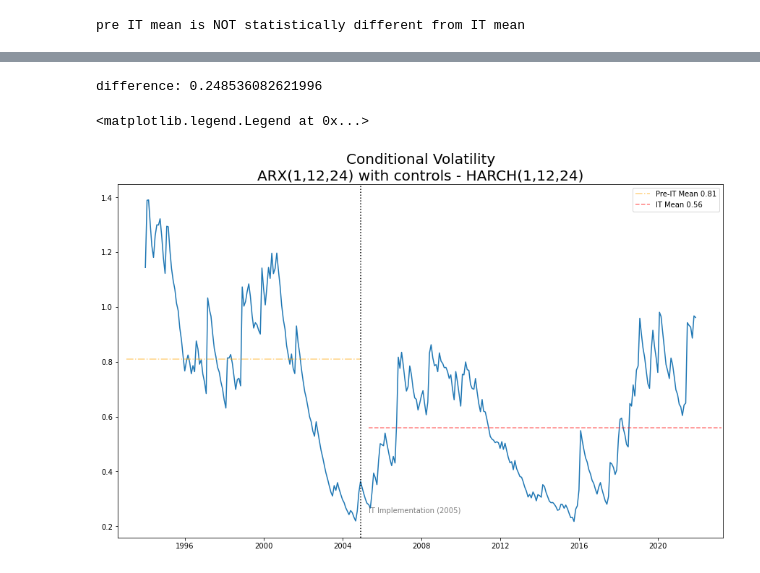
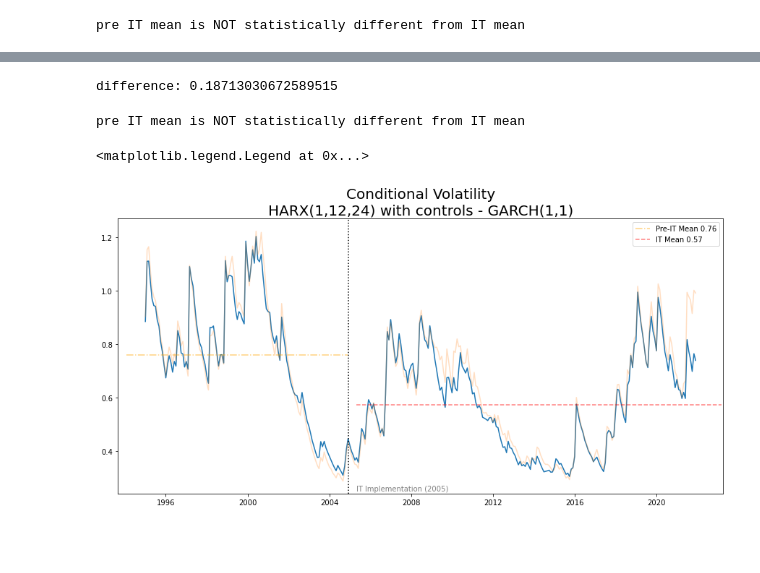
Before and after one commit to Marianojgm86/GARCH-CODES, a Jupyter notebook: 03_volatility_models.ipynb, the cells around one changed output, grey strips where cells are left out. Saved outputs shown, nothing was run; the diff lists cells and outputs as text; code cells hidden in the pictures; blank space fills up the shorter version.

Commit message:
Mean and volatility models
- Ordered the volatility models ipynb to add a more clear path to the volatility modeling ahead.

```diff
--- a/03_volatility_models.ipynb
+++ b/03_volatility_models.ipynb
@@ -663,0 +710,15 @@ Covariance estimator: robust
+# %%
+# pd.to_datetime(df_m.index[20])
+x0 = (simdf.index.get_loc('1993-01-01'))/len(simdf.index)
+x1 = (simdf.index.get_loc('2004-12-01'))/len(simdf.index)
+x2 = (simdf.index.get_loc('2005-05-01'))/len(simdf.index)
+x3 = (simdf.index.get_loc('2021-12-01'))/len(simdf.index)
+plt.figure(figsize=(15,9))
+plt.plot(resa2.conditional_volatility)
+# res2.conditional_volatility.rolling(24).mean().plot(figsize=(15,9))
+plt.title('Conditional Volatility\nGARCH(1,1)', fontsize=20)
+plt.axvline(x=pd.to_datetime('2004-12-01'), color='black', linestyle=':')
+plt.text(pd.to_datetime('2005-05-01'),0.30, 'IT Implementation (2005)', fontsize=10, alpha=0.5)
+plt.axhline(xmin=x0, xmax=x1, y=PreVolMean2b, color='orange', alpha = 0.5, linestyle='-.', label='Pre-IT Mean {:.2f}'.format(PreVolMean2b))
+plt.axhline(xmin=x2, xmax=x3, y=ITVolMean2b, color='r', alpha = 0.5, linestyle='--', label='IT Mean {:.2f}'.format(ITVolMean2b))
+plt.legend()
@@ -663,0 +736,6 @@ Covariance estimator: robust
+# %%
+
+ar = ARX(simdf.v_cpi, x = cont[['fao_Index', 'cpiUS', 'pet']], lags=[1, 12, 24], constant=True) #HARCH
+ar.volatility = GARCH(p=1, o=0, q=1)
+resb1 = ar.fit(disp=False)
+# resb1.summary()
@@ -678,26 +786,41 @@ pre IT mean is NOT statistically different from IT mean
+# %%
+
+ar = HARX(simdf.v_cpi, x = cont[['fao_Index', 'cpiUS', 'pet']], lags=[1, 12, 24], constant=True) #HARCH
+ar.volatility = GARCH(p=1, o=0, q=1)
+resb2 = ar.fit(disp=False)
+# resb1.summary()
 # %%
 # Period averages and differences
-ITVolMean2bc  = res3.conditional_volatility.loc['2005-01-01':].mean()
-PreVolMean2bc = res3.conditional_volatility.loc[:'2004-12-01'].mean()
+ITVolMean2bc  = resb2.conditional_volatility.loc['2005-01-01':].mean()
+PreVolMean2bc = resb2.conditional_volatility.loc[:'2004-12-01'].mean()
 print('difference:', PreVolMean2bc - ITVolMean2bc)
 # %% [output]
-difference: 0.248536082621996
+difference: 0.18713030672589515
+# %%
+# Test de diferencia de medias std
+
+t_check=stats.ttest_ind(resb2.conditional_volatility.loc['2005-01-01':].values.tolist(),
+                        resb2.conditional_volatility.loc[:'2004-12-01'].values.tolist())
+t_check
+alpha=0.01
+if(t_check[1]<alpha):
+    print('pre IT mean is statistically different from IT mean')
+    print(t_check[1])
+else:
+    print('pre IT mean is NOT statistically different from IT mean')
+# %% [output]
+pre IT mean is NOT statistically different from IT mean
 # %%
 # pd.to_datetime(df_m.index[20])
-x0 = (simdf.index.get_loc('1992-06-01'))/len(simdf.index)
-x1 = (simdf.index.get_loc('2004-01-01'))/len(simdf.index)
-x2 = (simdf.index.get_loc('2004-06-01'))/len(simdf.index)
-x3 = (simdf.index.get_loc('2021-12-01'))/len(simdf.index)
-plt.figure(figsize=(15,9))
-# plt.plot(res2.conditional_volatility, label='GARCH(1,1)')
-plt.plot(res3.conditional_volatility)#, label='GARCH(1,1) with ARX(1,12) and controls')
-# res2.conditional_volatility.rolling(24).mean().plot(figsize=(15,9))
-plt.title('Conditional Volatility\nARX(1,12,24) with controls - HARCH(1,12,24)', fontsize=20)
+plt.figure(figsize=(15,7))
+plt.plot(resb2.conditional_volatility)
+plt.plot(resb1.conditional_volatility, alpha=0.25)
+plt.title('Conditional Volatility\nHARX(1,12,24) with controls - GARCH(1,1)', fontsize=20)
 plt.axvline(x=pd.to_datetime('2004-12-01'), color='black', linestyle=':')
 plt.text(pd.to_datetime('2005-05-01'),0.25, 'IT Implementation (2005)', fontsize=10, alpha=0.5)
 plt.axhline(xmin=x0, xmax=x1, y=PreVolMean2bc, color='orange', alpha = 0.5, linestyle='-.', label='Pre-IT Mean {:.2f}'.format(PreVolMean2bc))
 plt.axhline(xmin=x2, xmax=x3, y=ITVolMean2bc, color='r', alpha = 0.5, linestyle='--', label='IT Mean {:.2f}'.format(ITVolMean2bc))
 plt.legend()
 # %% [output]
 <matplotlib.legend.Legend at 0x...>
-[figure, old version]
+[figure, new version]
```
Also changed, not shown: parts of 54 cells of this notebook, 3 other files.
